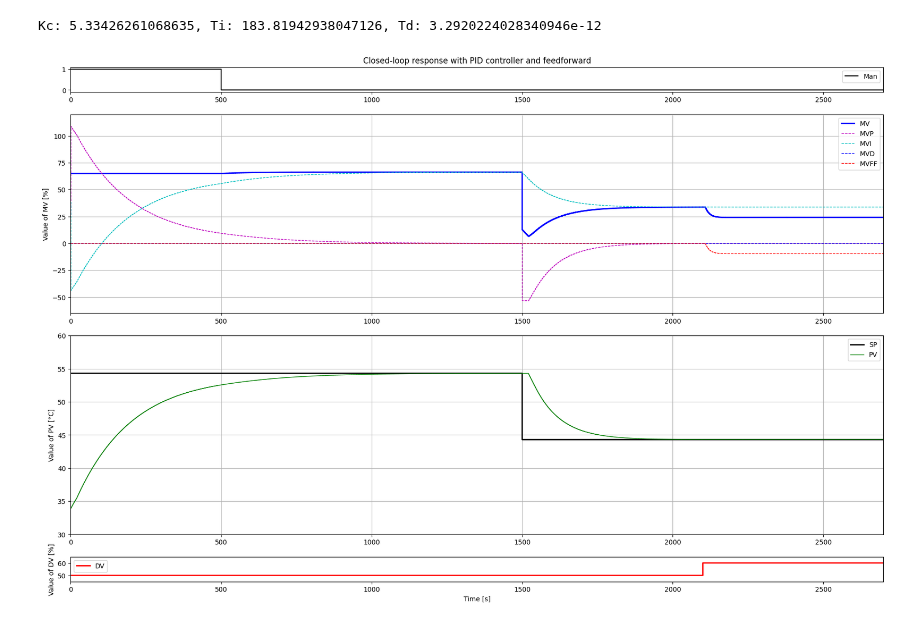
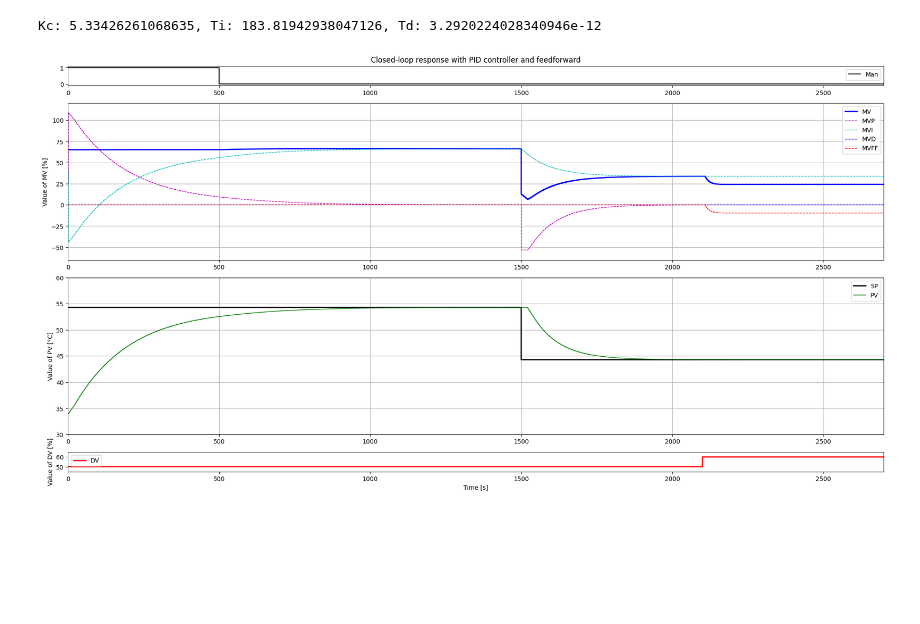
Before and after one commit to sstav0/Lab_Control_Theory, a Jupyter notebook: Simulation_CLP_PID_FF.ipynb, the cells around one changed output. Saved outputs shown, nothing was run; the diff lists cells and outputs as text; code cells hidden in the pictures; blank space fills up the shorter version.

Commit message:
Modify figure dimensions

```diff
--- a/Simulation_CLP_PID_FF.ipynb
+++ b/Simulation_CLP_PID_FF.ipynb
@@ -185,8 +185,8 @@ for i in range(0, N):
 #Plot
 
 fig, (ax1, ax2, ax3, ax4) = plt.subplots(4, 1, gridspec_kw={'height_ratios': [1, 8, 8, 1]})
-fig.set_figwidth(22)
-fig.set_figheight(14)
+fig.set_figwidth(24)
+fig.set_figheight(12)
 
 l1, = ax1.step([0, TSim], [0, 1], 'k-', label="Man", where='post')
 if scenario == 1 or scenario == 4 or scenario == 5:
@@ -242,31 +242,31 @@ ax1.set_ylim(-0.1,1.1)
 ax2.set_ylim(MVMinLimit-10, MVMaxLimit+10)
 ax3.set_ylim(myRound(np.min((np.min(PV),np.min(SP))),5)-5, myRound(np.max((np.max(PV),np.max(SP))),5)+5)
 ax4.set_ylim(myRound(np.min(DV),5)-5, myRound(np.max(DV),5)+5)
 
 # Save plot
 if not os.path.exists('Plots'):
     os.makedirs('Plots')
 
 plt.savefig(f'Plots/Simulation_scenario_{scenario}.png',transparent=True)
 plt.savefig(f'Plots/Simulation_scenario_{scenario}.pdf',transparent=True)
 
 # Save data
 # t = np.array(t)
 # MAN = np.array(MAN)
 # MV = np.array(MV)
 # MVp = np.array(MVp)
 # MVi = np.array(MVi)
 # MVd = np.array(MVd)
 # MVFF = np.array(MVFF)
 # SP = np.array(SP)
 # PV = np.array(PV)
 # DV = np.array(DV)
 
 # data = np.vstack((t.T, MAN.T, MV.T, MVp.T, MVi.T, MVd.T, MVFF.T, SP.T, PV.T, DV.T))
 # data = data.T
 # if not os.path.exists('Data'):
 #     os.makedirs('Data')
 # nameFile = f'Data/Experiment_scenario_{scenario}.txt'
 # np.savetxt(nameFile,data,delimiter=',',header='t,MAN,MV,MVp,MVi,MVd,MVFF,SP,PV,DV',comments='')
 # %% [output]
-[figure, old version]
+[figure, new version]
```
Also changed, not shown: 2 other files.
